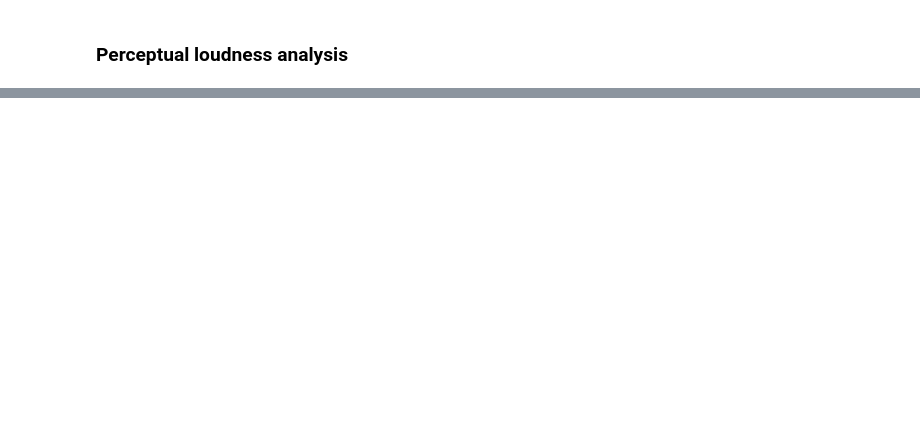
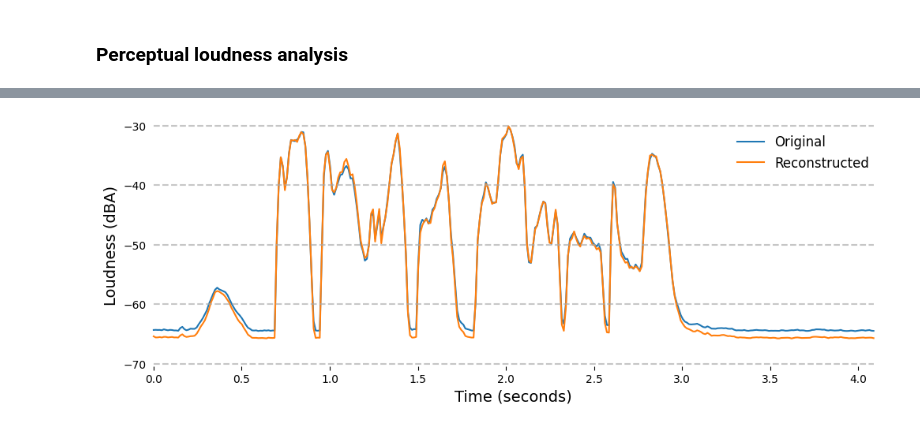
Before and after one commit to maxrmorrison/promonet, a Jupyter notebook: notebooks/loudness.ipynb, the cells around one changed output, grey strips where cells are left out. Cells and saved outputs as stored; diff of their text form; code cells hidden in the pictures; blank space fills up the shorter version.

```diff
--- a/notebooks/loudness.ipynb
+++ b/notebooks/loudness.ipynb
@@ -65,15 +73,40 @@ ipd.display(ipd.Audio(framewise_200_audio, rate=promonet.SAMPLE_RATE))
 # %%
 # Plot loudness
-plt.figure(figsize=(12, 12))
-plt.plot(original_loudness.squeeze(), label=f'original {original_loudness.mean():.03f}')
-plt.plot(reconstructed_loudness.squeeze(), label=f'reconstructed {reconstructed_loudness.mean():.03f}')
-plt.plot(ratio_050_loudness.squeeze(), label=f'ratio_050 {ratio_050_loudness.mean():.03f}')
-plt.plot(ratio_200_loudness.squeeze(), label=f'ratio_200 {ratio_200_loudness.mean():.03f}')
-plt.plot(framewise_050_loudness.squeeze(), label=f'framewise_050 {framewise_050_loudness.mean():.03f}')
-plt.plot(framewise_200_loudness.squeeze(), label=f'framewise_200 {framewise_200_loudness.mean():.03f}')
+plt.figure(figsize=(12, 4))
+times = np.linspace(
+    0,
+    promonet.convert.frames_to_seconds(original_loudness.shape[-1]),
+    original_loudness.shape[-1])
+plt.plot(times, original_loudness.squeeze(), label='Original')
+plt.plot(times, reconstructed_loudness.squeeze(), label='Reconstructed')
+# plt.plot(ratio_050_loudness.squeeze(), label=f'ratio_050 {ratio_050_loudness.mean():.03f}')
+# plt.plot(ratio_200_loudness.squeeze(), label=f'ratio_200 {ratio_200_loudness.mean():.03f}')
+# plt.plot(framewise_050_loudness.squeeze(), label=f'framewise_050 {framewise_050_loudness.mean():.03f}')
+# plt.plot(framewise_200_loudness.squeeze(), label=f'framewise_200 {framewise_200_loudness.mean():.03f}')
 # plt.plot(ablate_050_loudness.squeeze(), label=f'ablate_050 {ablate_050_loudness.mean():.03f}')
 # plt.plot(ablate_200_loudness.squeeze(), label=f'ablate_200 {ablate_200_loudness.mean():.03f}')
-plt.legend()
+plt.xlabel('Time (seconds)', fontsize=14)
+plt.ylabel('Loudness (dBA)', fontsize=14)
+plt.margins(.01)
+for spine in plt.gca().spines.values():
+    spine.set_visible(False)
+yticks = [-70, -60, -50, -40, -30]
+plt.yticks(yticks)
+for tick in yticks:
+    plt.hlines(tick, xmin=0., xmax=times[-1], color='#aaaa', linestyle='--')
+plt.tick_params(
+    axis='y',
+    which='both',
+    bottom=False,
+    top=False,
+    labelbottom=False,
+    pad=0,
+    length=0)
+plt.legend(frameon=False, fontsize=12)
+plt.savefig('noise-floor.pdf', bbox_inches='tight', pad_inches=.1)
+plt.savefig('noise-floor.png', bbox_inches='tight', pad_inches=.1, transparent=True)
+# %% [output]
+[figure, added]
 # %%
 # Compute gain of all examples
 reconstructed_gain = original_loudness - reconstructed_loudness
```
Also changed, not shown: parts of 2 cells of this notebook, 6 other files.
